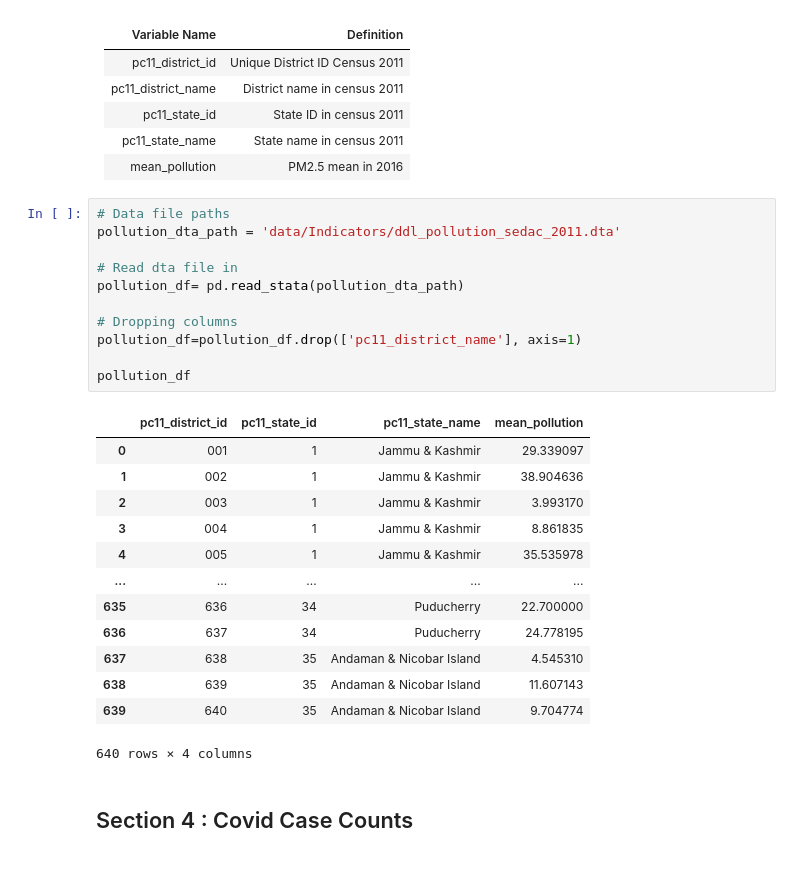
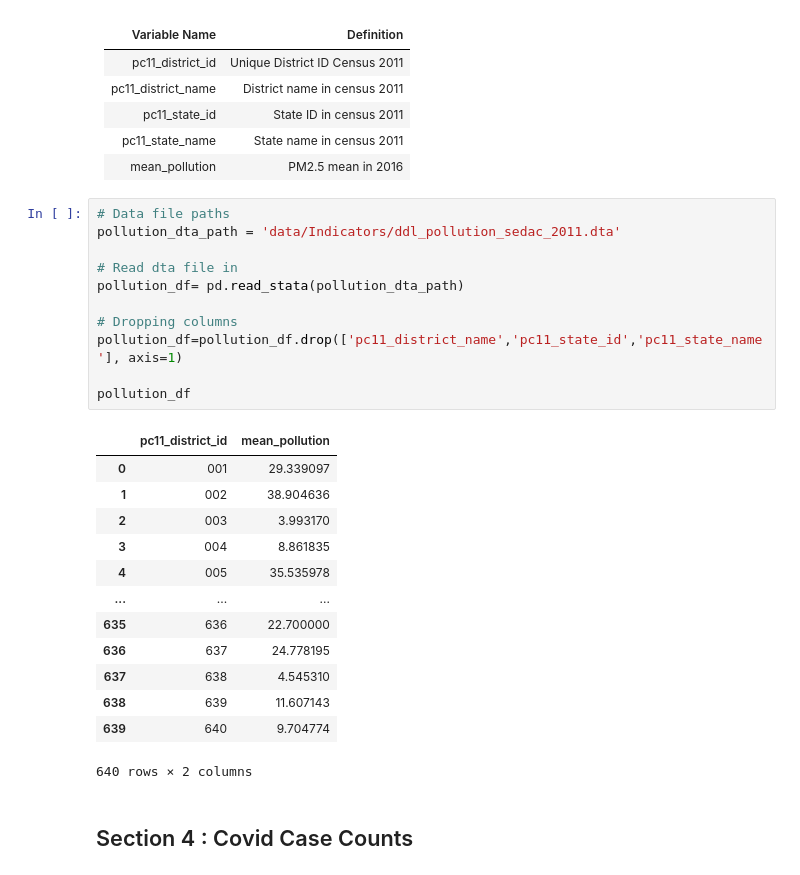
Before and after one commit to lekhanam12/datascience, a Jupyter notebook: final_merged_dataset.ipynb, the cells around one changed output. Cells and saved outputs as stored; diff of their text form.

```diff
--- a/final_merged_dataset.ipynb
+++ b/final_merged_dataset.ipynb
@@ -140,28 +156,28 @@ health_infra_df_subset
 # %%
 # Data file paths
 pollution_dta_path = 'data/Indicators/ddl_pollution_sedac_2011.dta'
 
 # Read dta file in
 pollution_df= pd.read_stata(pollution_dta_path)
 
 # Dropping columns
-pollution_df=pollution_df.drop(['pc11_district_name'], axis=1)
+pollution_df=pollution_df.drop(['pc11_district_name','pc11_state_id','pc11_state_name'], axis=1)
 
 pollution_df
 # %% [output]
-|  | pc11_district_id | pc11_state_id | pc11_state_name | mean_pollution |
-| 0 | 001 | 1 | Jammu & Kashmir | 29.339097 |
-| 1 | 002 | 1 | Jammu & Kashmir | 38.904636 |
-| 2 | 003 | 1 | Jammu & Kashmir | 3.993170 |
-| 3 | 004 | 1 | Jammu & Kashmir | 8.861835 |
-| 4 | 005 | 1 | Jammu & Kashmir | 35.535978 |
-| ... | ... | ... | ... | ... |
-| 635 | 636 | 34 | Puducherry | 22.700000 |
-| 636 | 637 | 34 | Puducherry | 24.778195 |
-| 637 | 638 | 35 | Andaman & Nicobar Island | 4.545310 |
-| 638 | 639 | 35 | Andaman & Nicobar Island | 11.607143 |
-| 639 | 640 | 35 | Andaman & Nicobar Island | 9.704774 |
+|  | pc11_district_id | mean_pollution |
+| 0 | 001 | 29.339097 |
+| 1 | 002 | 38.904636 |
+| 2 | 003 | 3.993170 |
+| 3 | 004 | 8.861835 |
+| 4 | 005 | 35.535978 |
+| ... | ... | ... |
+| 635 | 636 | 22.700000 |
+| 636 | 637 | 24.778195 |
+| 637 | 638 | 4.545310 |
+| 638 | 639 | 11.607143 |
+| 639 | 640 | 9.704774 |
-640 rows × 4 columns
+640 rows × 2 columns
 # %% [markdown]
 ## Section 4 : Covid Case Counts
 # %%
```
Also changed, not shown: parts of 37 cells of this notebook.
